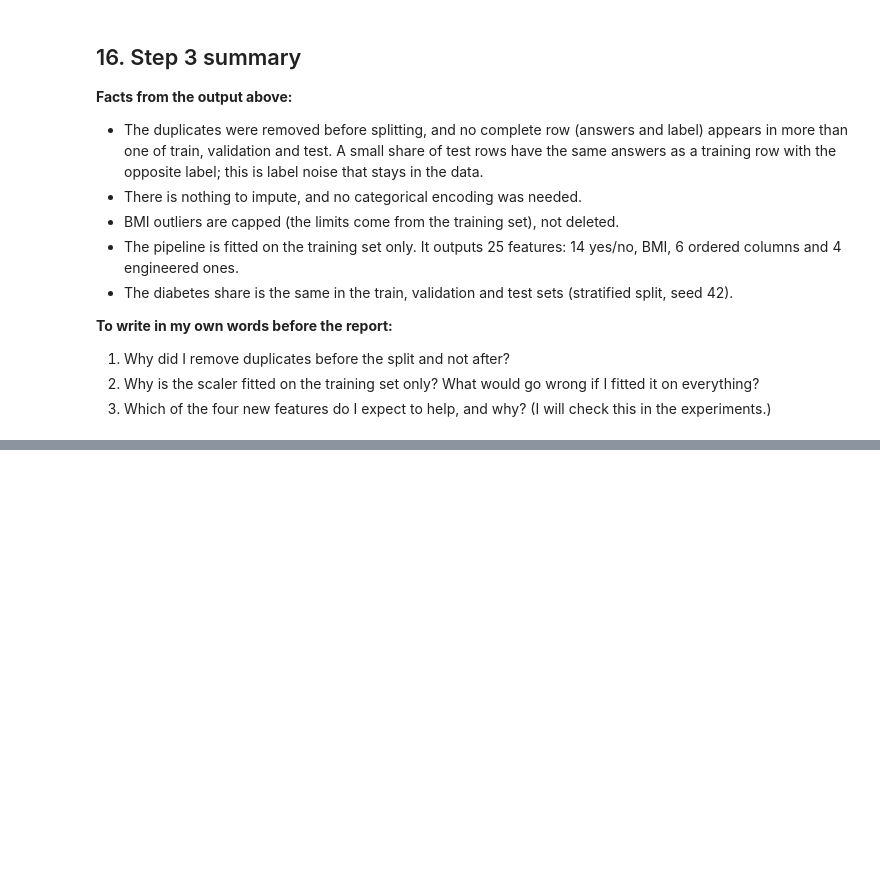
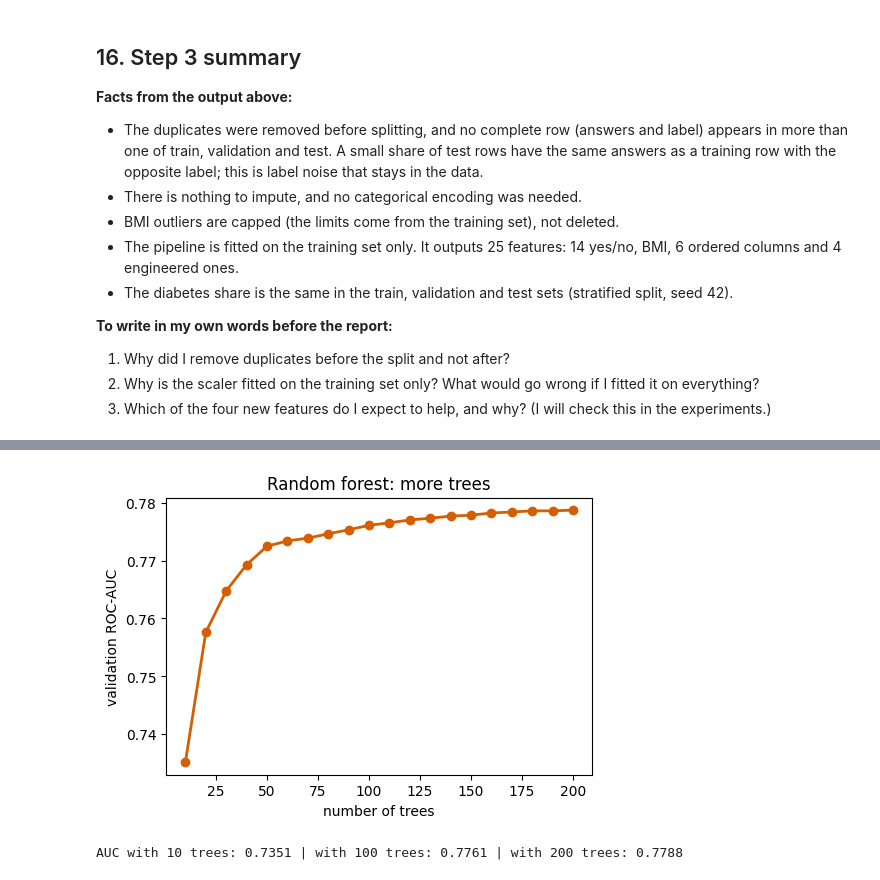
Before and after one commit to b-sandrine/summative_introduction_to_machine_learning, a Jupyter notebook: notebooks/diabetes_classification.ipynb, the cells around one changed output, grey strips where cells are left out. Saved outputs shown, nothing was run; the diff lists cells and outputs as text; code cells hidden in the pictures; blank space fills up the shorter version.

```diff
--- a/notebooks/diabetes_classification.ipynb
+++ b/notebooks/diabetes_classification.ipynb
@@ -584,0 +746,14 @@ Saved the preprocessing pipeline to models/preprocessor.joblib
+# %%
+# Random forest curve: average the first k trees only (the forest from experiment T03).
+rf_trees = results["T03"]["model"].estimators_
+tree_probs = np.array([t.predict_proba(val_scaled.values)[:, 1] for t in rf_trees])
+counts = list(range(10, 201, 10))
+rf_auc = [roc_auc_score(y_val, tree_probs[:k].mean(axis=0)) for k in counts]
+tracker.log_curve("curve_random_forest", {"val_roc_auc": rf_auc}, counts)
+
+plt.figure(figsize=(5.5, 3.6))
+plt.plot(counts, rf_auc, color=ORANGE, lw=2, marker="o")
+plt.xlabel("number of trees"); plt.ylabel("validation ROC-AUC"); plt.title("Random forest: more trees")
+save_and_show("ml02_rf_tree_curve")
+print(f"AUC with 10 trees: {rf_auc[0]:.4f} | with 100 trees: {rf_auc[9]:.4f} | with 200 trees: {rf_auc[-1]:.4f}")
+# %% [output]
@@ -584,0 +761,2 @@ Saved the preprocessing pipeline to models/preprocessor.joblib
+[figure, added]
+AUC with 10 trees: 0.7351 | with 100 trees: 0.7761 | with 200 trees: 0.7788
```
Also changed, not shown: parts of 33 cells of this notebook, 26 other files.
